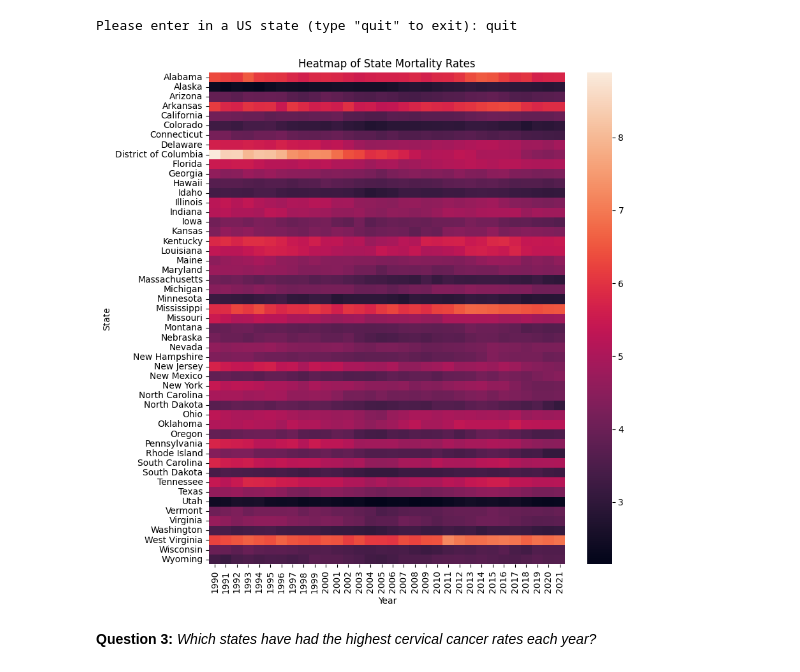
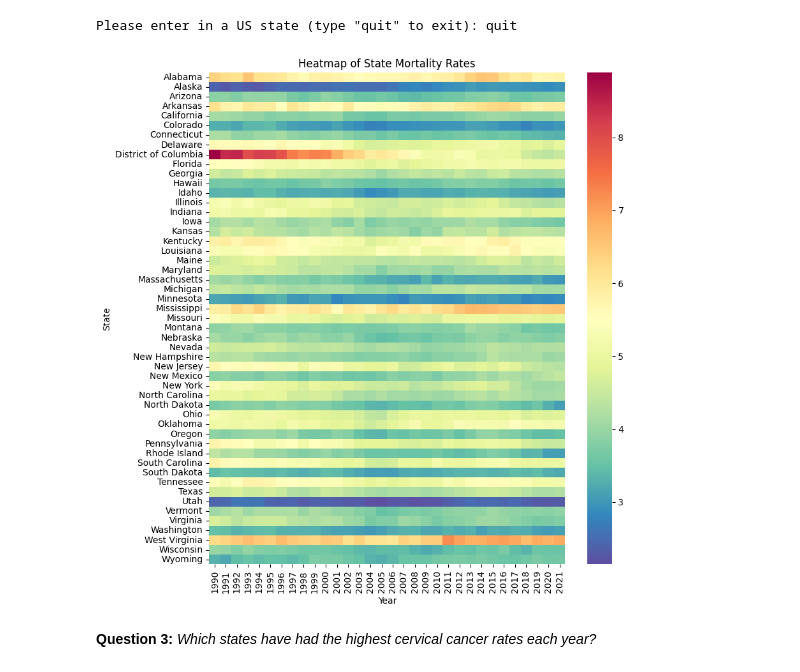
Before and after one commit to maya-papaya/ads1-cervical-cancer-analysis, a Jupyter notebook: First Semester Project: Analysis, Exploration, & Visualization (4).ipynb, the cells around one changed output. Saved outputs shown, nothing was run; the diff lists cells and outputs as text; code cells hidden in the pictures.

```diff
--- a/First Semester Project: Analysis, Exploration, & Visualization (4).ipynb
+++ b/First Semester Project: Analysis, Exploration, & Visualization (4).ipynb
@@ -123,16 +123,16 @@ Please enter in a US state (type "quit" to exit): quit
 # %%
 # HEATMAP OF STATE MORTALITY RATES (1990 - 2021)
 query = "SELECT state, year, mort_rate FROM data ORDER BY year ASC;"
 df2 = pd.read_sql(query, con)
 
 plt.figure(figsize=(9, 10))
-sns.heatmap(df2.pivot(index='state', columns=['year'], values='mort_rate'))
+sns.heatmap(df2.pivot(index='state', columns=['year'], values='mort_rate'), cmap='Spectral_r')
 plt.title('Heatmap of State Mortality Rates')
 plt.xlabel('Year')
 plt.ylabel('State')
 plt.show()
 # %% [output]
-[figure, old version]
+[figure, new version]
 # %% [markdown]
 **Question 3:** *Which states have had the highest cervical cancer rates each year?*
 # %%
```
Also changed, not shown: parts of 20 cells of this notebook.
